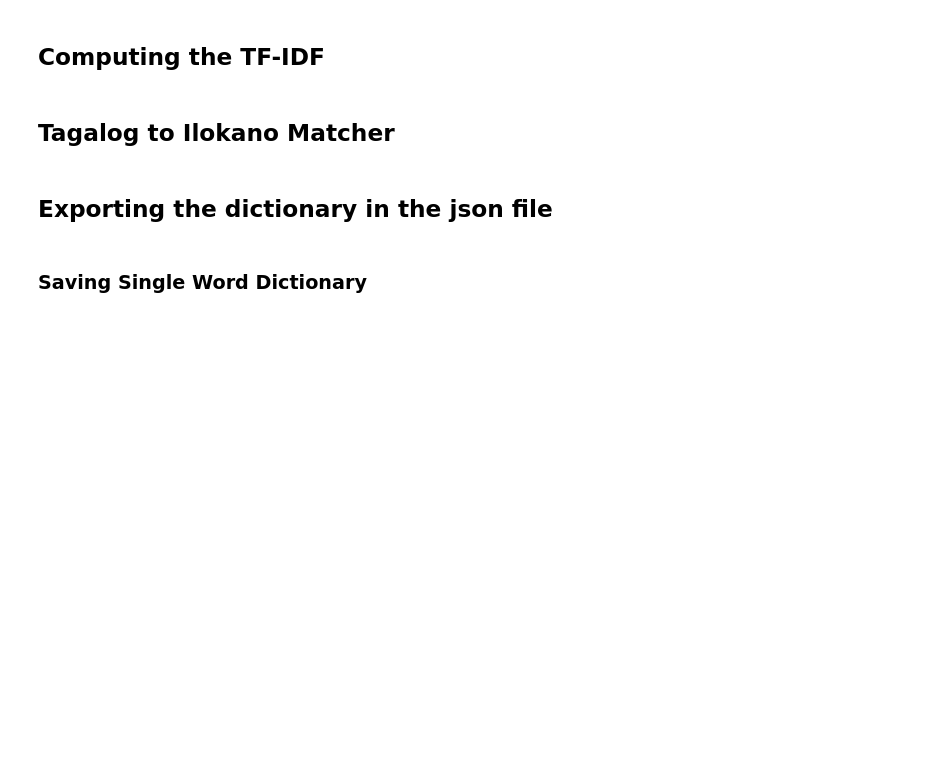
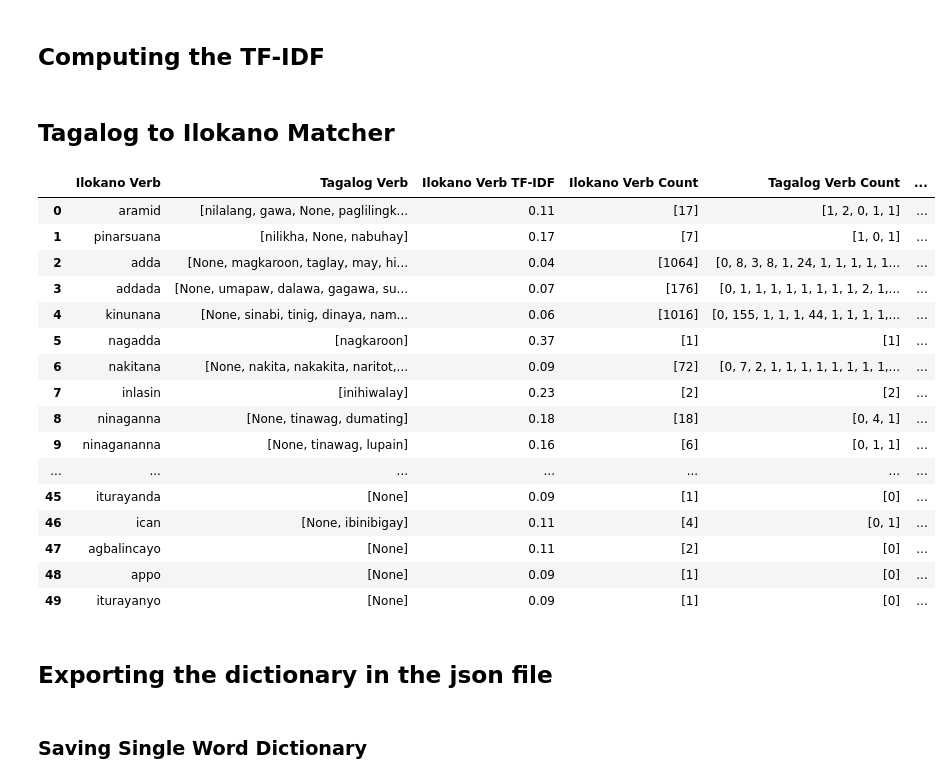
Before and after one commit to JakeCob/Ilokano-to-Tagalog-Machince-Translation, a Jupyter notebook: notebooks/Ilokano to Tagalog/example_based_il.ipynb, the cells around one changed output. Cells and saved outputs as stored; diff of their text form; code cells hidden in the pictures; blank space fills up the shorter version.

```diff
--- a/notebooks/Ilokano to Tagalog/example_based_il.ipynb
+++ b/notebooks/Ilokano to Tagalog/example_based_il.ipynb
@@ -1620,15 +1647,33 @@ def match_il_tl_pos():
 match_il_tl_pos()
 # %%
 # dict_il_tl_sw.head()
-#dict_il_tl_vb.head(50)
-#dict_il_tl_nn.head(50)
+dict_il_tl_vb.head(50)
+# dict_il_tl_nn.head(50)
 #dict_il_tl_jj.head(50)
-dict_il_tl_rb.head(50)
+# dict_il_tl_rb.head(50)
 #dict_il_tl_cc.head(50)
 # dict_il_tl_pr.head(50)
 #dict_il_tl_dt.head(50)
 
 # temp_dict.head()
+# %% [output]
+|  | Ilokano Verb | Tagalog Verb | Ilokano Verb TF-IDF | Ilokano Verb Count | Tagalog Verb Count | ... |
+| 0 | aramid | [nilalang, gawa, None, paglilingk... | 0.11 | [17] | [1, 2, 0, 1, 1] | ... |
+| 1 | pinarsuana | [nilikha, None, nabuhay] | 0.17 | [7] | [1, 0, 1] | ... |
+| 2 | adda | [None, magkaroon, taglay, may, hi... | 0.04 | [1064] | [0, 8, 3, 8, 1, 24, 1, 1, 1, 1, 1... | ... |
+| 3 | addada | [None, umapaw, dalawa, gagawa, su... | 0.07 | [176] | [0, 1, 1, 1, 1, 1, 1, 1, 1, 2, 1,... | ... |
+| 4 | kinunana | [None, sinabi, tinig, dinaya, nam... | 0.06 | [1016] | [0, 155, 1, 1, 1, 44, 1, 1, 1, 1,... | ... |
+| 5 | nagadda | [nagkaroon] | 0.37 | [1] | [1] | ... |
+| 6 | nakitana | [None, nakita, nakakita, naritot,... | 0.09 | [72] | [0, 7, 2, 1, 1, 1, 1, 1, 1, 1, 1,... | ... |
+| 7 | inlasin | [inihiwalay] | 0.23 | [2] | [2] | ... |
+| 8 | ninaganna | [None, tinawag, dumating] | 0.18 | [18] | [0, 4, 1] | ... |
+| 9 | ninagananna | [None, tinawag, lupain] | 0.16 | [6] | [0, 1, 1] | ... |
+| ... | ... | ... | ... | ... | ... | ... |
+| 45 | iturayanda | [None] | 0.09 | [1] | [0] | ... |
+| 46 | ican | [None, ibinibigay] | 0.11 | [4] | [0, 1] | ... |
+| 47 | agbalincayo | [None] | 0.11 | [2] | [0] | ... |
+| 48 | appo | [None] | 0.09 | [1] | [0] | ... |
+| 49 | iturayanyo | [None] | 0.09 | [1] | [0] | ... |
 # %% [markdown]
 ## Exporting the dictionary in the json file
 # %% [markdown]
```
Also changed, not shown: parts of 14 cells of this notebook, 7 other files.
